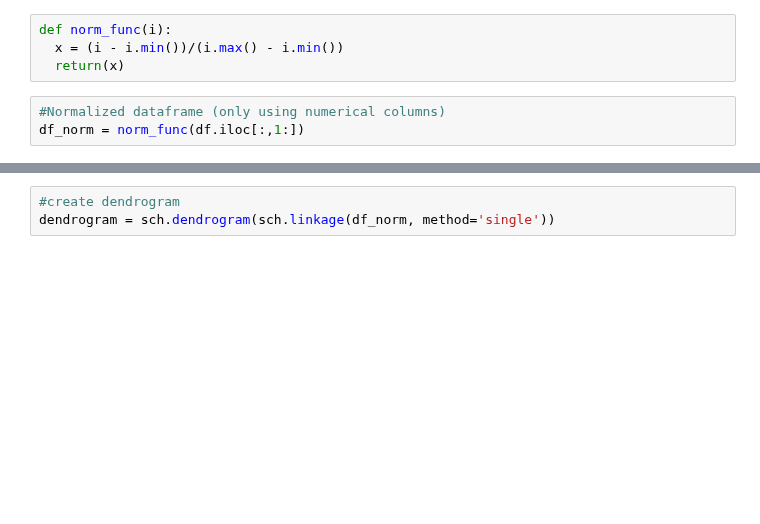
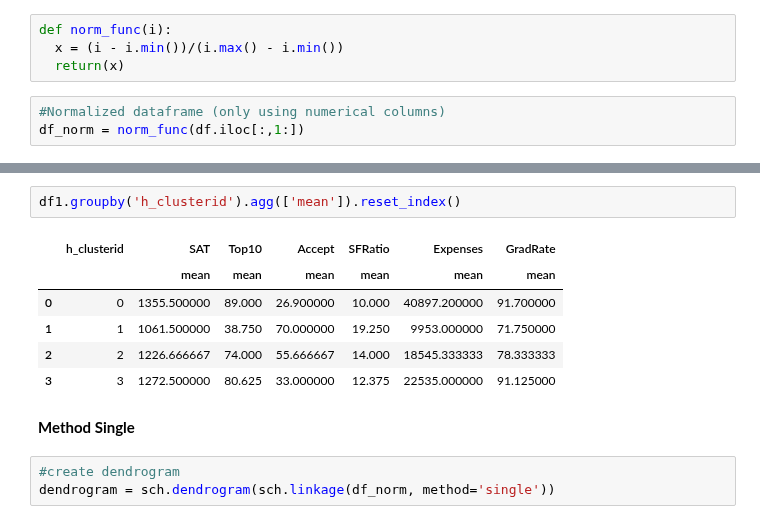
Before and after one commit to manasik29/Clustering-on-Universities-data-to-make-clusters-of-similar-universities, a Jupyter notebook: Clustering.ipynb, the cells around one changed output, grey strips where cells are left out. Drawn from its saved outputs; the diff is of its cells as text; blank space fills up the shorter version.

```diff
--- a/Clustering.ipynb
+++ b/Clustering.ipynb
@@ -128,3 +186,14 @@ df_norm = norm_func(df.iloc[:,1:])
+# %%
+df1.groupby('h_clusterid').agg(['mean']).reset_index()
+# %% [output]
+|  | h_clusterid | SAT | Top10 | Accept | SFRatio | Expenses | GradRate |
+|  |  | mean | mean | mean | mean | mean | mean |
+| 0 | 0 | 1355.500000 | 89.000 | 26.900000 | 10.000 | 40897.200000 | 91.700000 |
+| 1 | 1 | 1061.500000 | 38.750 | 70.000000 | 19.250 | 9953.000000 | 71.750000 |
+| 2 | 2 | 1226.666667 | 74.000 | 55.666667 | 14.000 | 18545.333333 | 78.333333 |
+| 3 | 3 | 1272.500000 | 80.625 | 33.000000 | 12.375 | 22535.000000 | 91.125000 |
+# %% [markdown]
+**Method Single**
 # %%
 #create dendrogram
 dendrogram = sch.dendrogram(sch.linkage(df_norm, method='single'))
```
Also changed, not shown: parts of 8 cells of this notebook.
